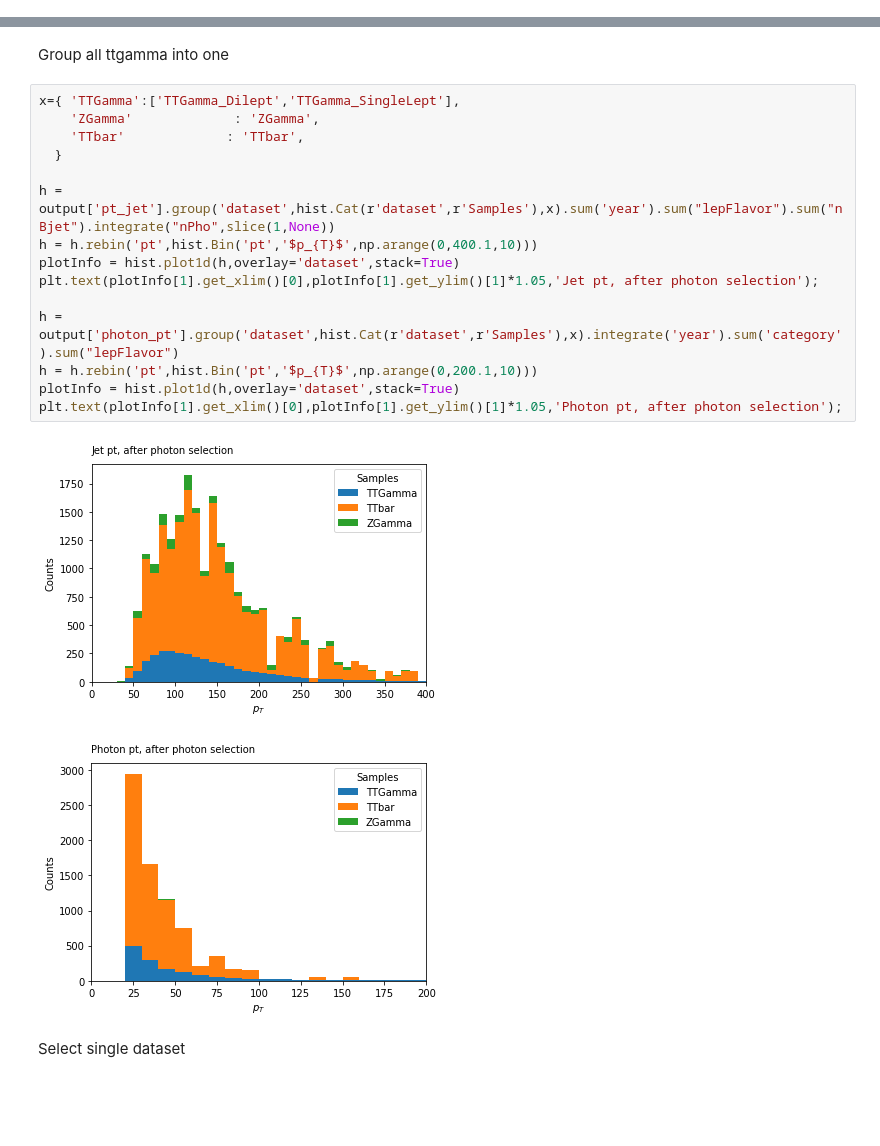
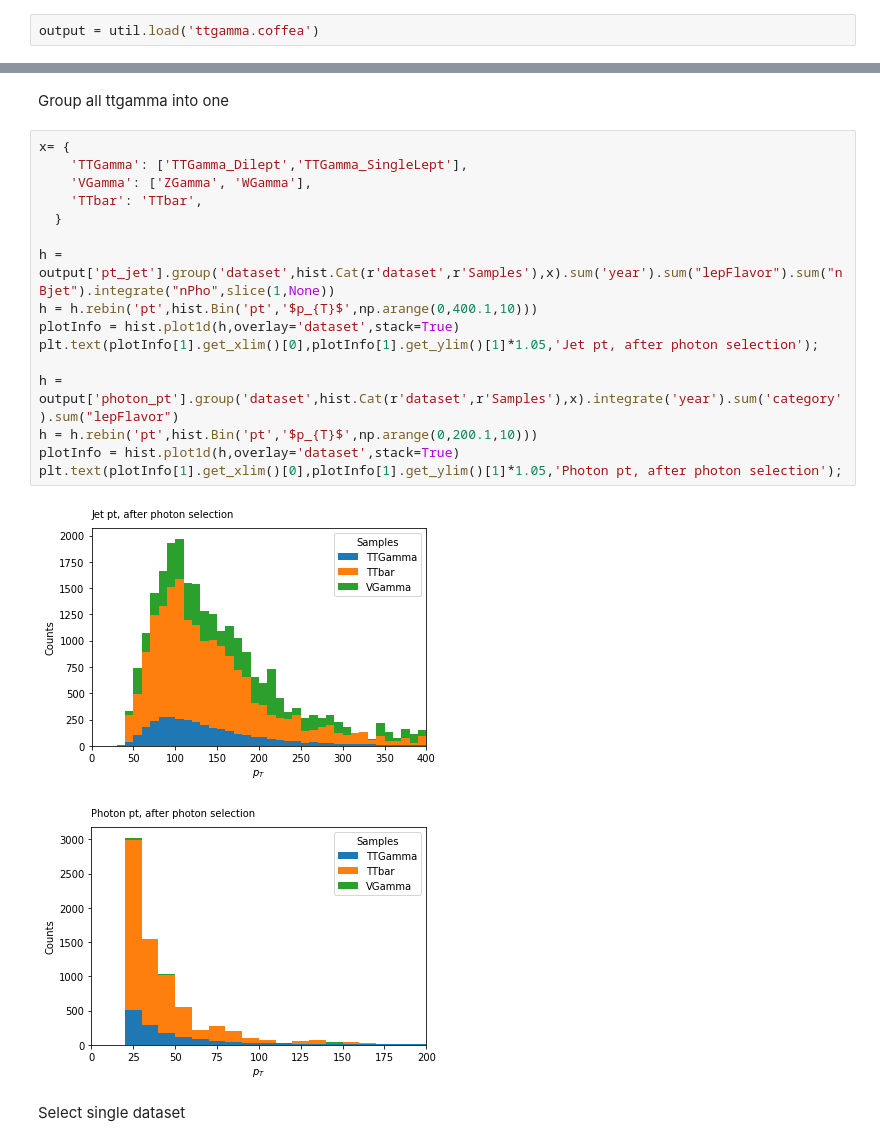
Before and after one commit to nsmith-/Coffea_TTGamma, a Jupyter notebook: TTGammaPlotting.ipynb, the cells around one changed output, grey strips where cells are left out. Saved outputs shown, nothing was run; the diff lists cells and outputs as text; blank space fills up the shorter version.

```diff
--- a/TTGammaPlotting.ipynb
+++ b/TTGammaPlotting.ipynb
@@ -645,3 +18,5 @@ with open('profile.html', 'w') as fout:
+# %%
+output = util.load('ttgamma.coffea')
 # %% [markdown]
 Plot photon categories, Rebinning as well
 # %%
@@ -676,23 +51,24 @@ plt.text(plotInfo[1].get_xlim()[0],plotInfo[1].get_ylim()[1]*1.05,'Jet pt');
 # %% [markdown]
 Group all ttgamma into one
 # %%
-x={ 'TTGamma':['TTGamma_Dilept','TTGamma_SingleLept'],
-    'ZGamma'             : 'ZGamma',
-    'TTbar'             : 'TTbar',
+x= {
+    'TTGamma': ['TTGamma_Dilept','TTGamma_SingleLept'],
+    'VGamma': ['ZGamma', 'WGamma'],
+    'TTbar': 'TTbar',
   }
 
 h = output['pt_jet'].group('dataset',hist.Cat(r'dataset',r'Samples'),x).sum('year').sum("lepFlavor").sum("nBjet").integrate("nPho",slice(1,None))
 h = h.rebin('pt',hist.Bin('pt','$p_{T}$',np.arange(0,400.1,10)))
 plotInfo = hist.plot1d(h,overlay='dataset',stack=True)
 plt.text(plotInfo[1].get_xlim()[0],plotInfo[1].get_ylim()[1]*1.05,'Jet pt, after photon selection');
 
 h = output['photon_pt'].group('dataset',hist.Cat(r'dataset',r'Samples'),x).integrate('year').sum('category').sum("lepFlavor")
 h = h.rebin('pt',hist.Bin('pt','$p_{T}$',np.arange(0,200.1,10)))
 plotInfo = hist.plot1d(h,overlay='dataset',stack=True)
 plt.text(plotInfo[1].get_xlim()[0],plotInfo[1].get_ylim()[1]*1.05,'Photon pt, after photon selection');
 # %% [output]
-[figure, old version]
+[figure, new version]
-[figure, old version]
+[figure, new version]
 # %% [markdown]
 Select single dataset
 # %%
```
Also changed, not shown: parts of 15 cells of this notebook, 1 other file.
